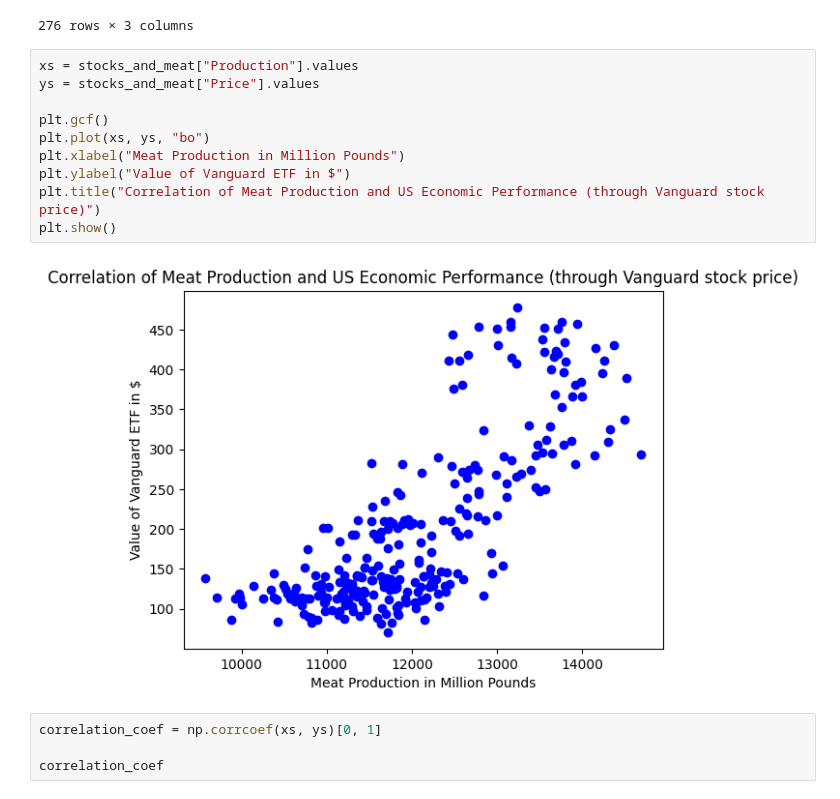
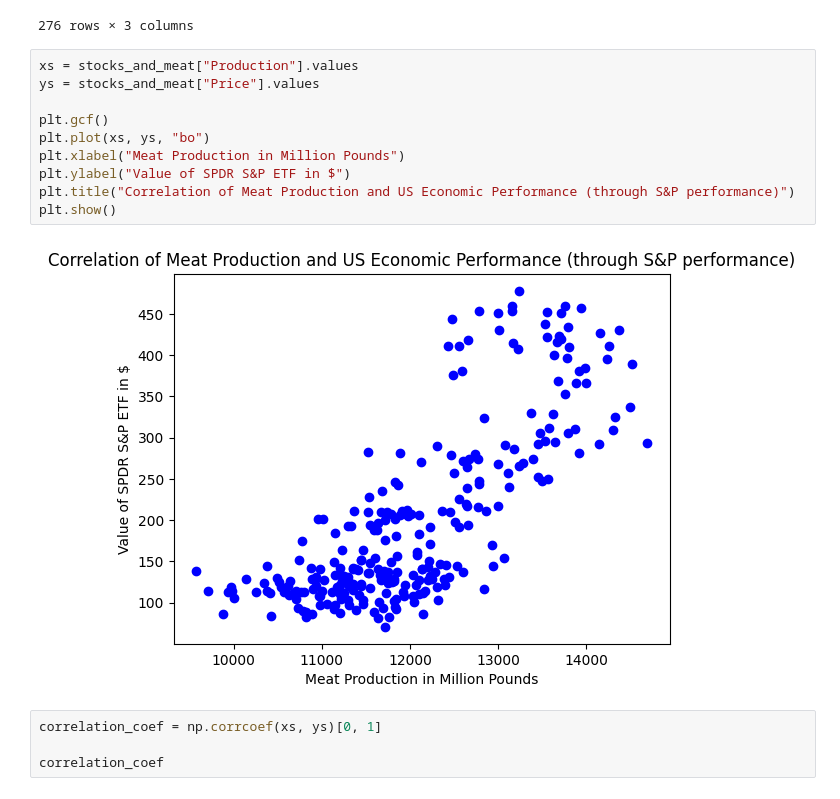
Before and after one commit to KaramAl-Robaie/citadel_datathon_ss24, a Jupyter notebook: StockMeatCorrelation.ipynb, the cells around one changed output. Cells and saved outputs as stored; diff of their text form.

```diff
--- a/StockMeatCorrelation.ipynb
+++ b/StockMeatCorrelation.ipynb
@@ -208,15 +208,15 @@ stocks_and_meat
 # %%
 xs = stocks_and_meat["Production"].values
 ys = stocks_and_meat["Price"].values
 
 plt.gcf()
 plt.plot(xs, ys, "bo")
 plt.xlabel("Meat Production in Million Pounds")
-plt.ylabel("Value of Vanguard ETF in $")
-plt.title("Correlation of Meat Production and US Economic Performance (through Vanguard stock price)")
+plt.ylabel("Value of SPDR S&P ETF in $")
+plt.title("Correlation of Meat Production and US Economic Performance (through S&P performance)")
 plt.show()
 # %% [output]
-[figure, old version]
+[figure, new version]
 # %%
 correlation_coef = np.corrcoef(xs, ys)[0, 1]
 
```
Also changed, not shown: parts of 1 cell of this notebook, 1 other file.
